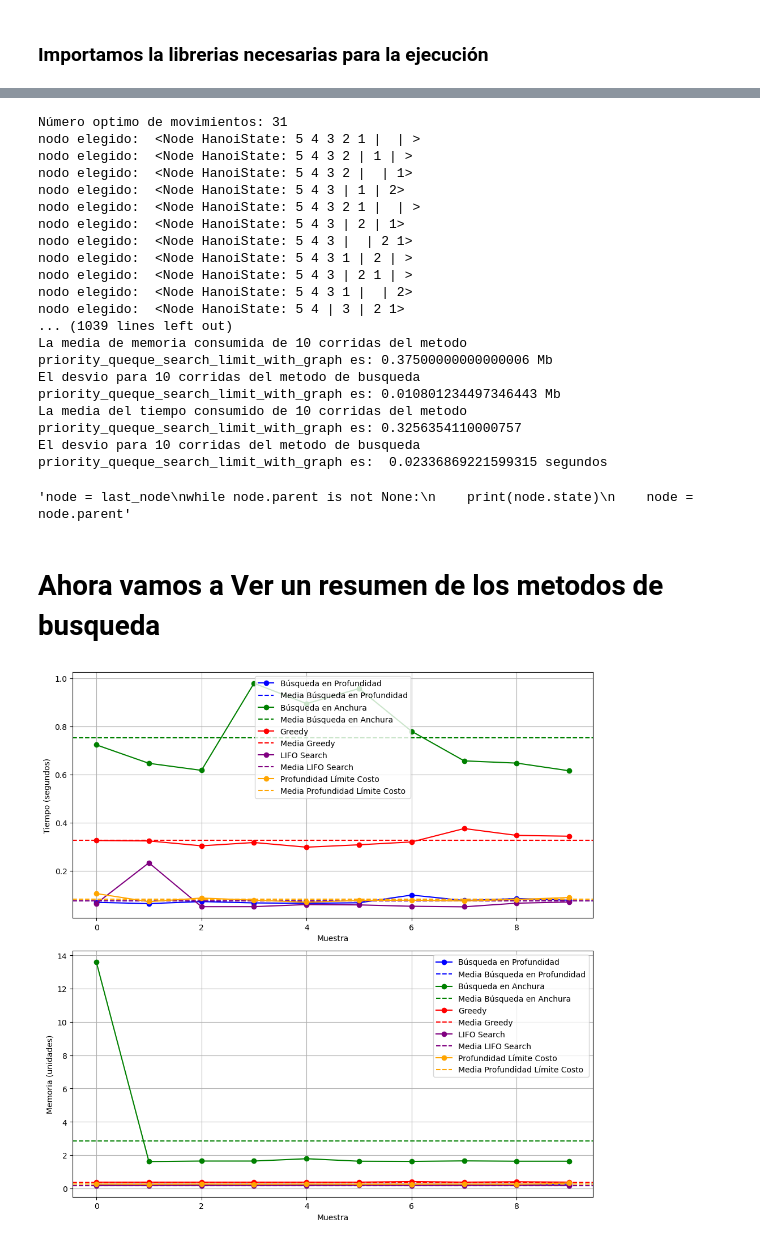
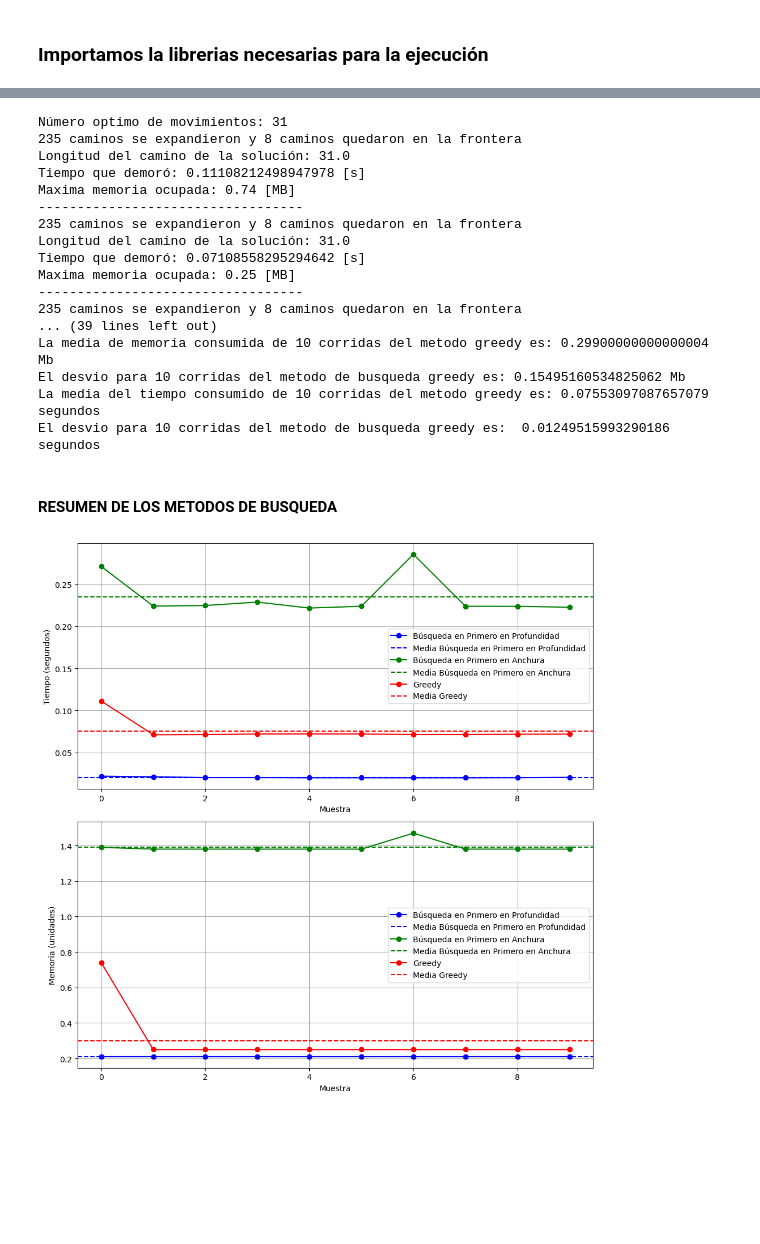
Before and after one commit to hernansilva21/intro_ia_tp_1, a Jupyter notebook: hanoi_tower/tp1_torre_hanoi_todos.ipynb, the cells around one changed output, grey strips where cells are left out. Cells and saved outputs as stored; diff of their text form; code cells hidden in the pictures; blank space fills up the shorter version.

```diff
--- a/hanoi_tower/tp1_torre_hanoi_todos.ipynb
+++ b/hanoi_tower/tp1_torre_hanoi_todos.ipynb
@@ -739,79 +664,68 @@ El desvio para 10 corridas del metodo de busqueda lifo_search_limit_path_cost es
 # %%
 #Vamos a correr 10 veces la busqueda por busqueda profundidad con limite de costo
-resultados_greedy = run_search_algorithm(priority_queque_search_limit_with_graph)
-print_stats(priority_queque_search_limit_with_graph, resultados_greedy)
-
-#Camino a la solucion
-'''node = last_node
-while node.parent is not None:
-    print(node.state)
-    node = node.parent'''
+resultados_greedy = run_search_algorithm(greedy)
+print_stats(greedy, resultados_greedy)
 # %% [output]
 Número optimo de movimientos: 31
-nodo elegido:  <Node HanoiState: 5 4 3 2 1 |  | >
-nodo elegido:  <Node HanoiState: 5 4 3 2 | 1 | >
-nodo elegido:  <Node HanoiState: 5 4 3 2 |  | 1>
-nodo elegido:  <Node HanoiState: 5 4 3 | 1 | 2>
-nodo elegido:  <Node HanoiState: 5 4 3 2 1 |  | >
-nodo elegido:  <Node HanoiState: 5 4 3 | 2 | 1>
-nodo elegido:  <Node HanoiState: 5 4 3 |  | 2 1>
-nodo elegido:  <Node HanoiState: 5 4 3 1 | 2 | >
-nodo elegido:  <Node HanoiState: 5 4 3 | 2 1 | >
-nodo elegido:  <Node HanoiState: 5 4 3 1 |  | 2>
-nodo elegido:  <Node HanoiState: 5 4 | 3 | 2 1>
-... (1039 lines left out)
-La media de memoria consumida de 10 corridas del metodo priority_queque_search_limit_with_graph es: 0.37500000000000006 Mb
-El desvio para 10 corridas del metodo de busqueda priority_queque_search_limit_with_graph es: 0.010801234497346443 Mb
-La media del tiempo consumido de 10 corridas del metodo priority_queque_search_limit_with_graph es: 0.3256354110000757
-El desvio para 10 corridas del metodo de busqueda priority_queque_search_limit_with_graph es:  0.02336869221599315 segundos
+235 caminos se expandieron y 8 caminos quedaron en la frontera
+Longitud del camino de la solución: 31.0
+Tiempo que demoró: 0.11108212498947978 [s]
+Maxima memoria ocupada: 0.74 [MB]
+----------------------------------
+235 caminos se expandieron y 8 caminos quedaron en la frontera
+Longitud del camino de la solución: 31.0
+Tiempo que demoró: 0.07108558295294642 [s]
+Maxima memoria ocupada: 0.25 [MB]
+----------------------------------
+235 caminos se expandieron y 8 caminos quedaron en la frontera
+... (39 lines left out)
+La media de memoria consumida de 10 corridas del metodo greedy es: 0.29900000000000004 Mb
+El desvio para 10 corridas del metodo de busqueda greedy es: 0.15495160534825062 Mb
+La media del tiempo consumido de 10 corridas del metodo greedy es: 0.07553097087657079 segundos
+El desvio para 10 corridas del metodo de busqueda greedy es:  0.01249515993290186 segundos
-'node = last_node\nwhile node.parent is not None:\n    print(node.state)\n    node = node.parent'
 # %% [markdown]
-# **Ahora vamos a Ver un resumen de los metodos de busqueda**
+#### RESUMEN DE LOS METODOS DE BUSQUEDA
 # %%
 #Comparamos soluciones:
 # Crear una lista de los DataFrames y sus nombres correspondientes
 dataframes = [
-    (resultados_busqueda_profundidad, "Búsqueda en Profundidad"),
-    (resultados_busqueda_anchura, "Búsqueda en Anchura"),
-    (resultados_greedy, "Greedy"),
-    (resultados_lifo_search, "LIFO Search"),
-    (resultados_profundidad_limite_costo, "Profundidad Límite Costo")
+    (resultados_busqueda_profundidad, "Búsqueda en Primero en Profundidad"),
+    (resultados_busqueda_anchura, "Búsqueda en Primero en Anchura"),
+    (resultados_greedy, "Greedy")
 ]
 # Definir los colores para cada método
 colors = {
-    "Búsqueda en Profundidad": "blue",
-    "Búsqueda en Anchura": "green",
-    "Greedy": "red",
-    "LIFO Search": "purple",
-    "Profundidad Límite Costo": "orange"
+    "Búsqueda en Primero en Profundidad": "blue",
+    "Búsqueda en Primero en Anchura": "green",
+    "Greedy": "red"
 }
 # Función para agregar las líneas de los métodos y las medias
 # Función para agregar las líneas de los métodos y las medias
 def plot_metrics(ax, metric, ylabel):
     for df, label in dataframes:
         color = colors[label]
         # Plotea las líneas de cada método
         ax.plot(df[metric], label=label, marker='o', color=color)
         # Plotea la línea de la media con el mismo color
         ax.axhline(df[metric].mean(), linestyle='--', color=color, label=f"Media {label}")
 
     ax.set_xlabel('Muestra')
     ax.set_ylabel(ylabel)
     ax.legend()
     ax.grid(True)
 
 # Crear la figura y los ejes
 fig, (ax1, ax2) = plt.subplots(2, 1, figsize=(10, 10))
 
 # Graficar el tiempo
 plot_metrics(ax1, 'tiempo', 'Tiempo (segundos)')
 
 # Graficar la memoria
 plot_metrics(ax2, 'memoria', 'Memoria (unidades)')
 
 # Mostrar los gráficos
 plt.tight_layout()
 plt.show()
 # %% [output]
-[figure, old version]
+[figure, new version]
 # %% [markdown]
```
Also changed, not shown: parts of 38 cells of this notebook.
